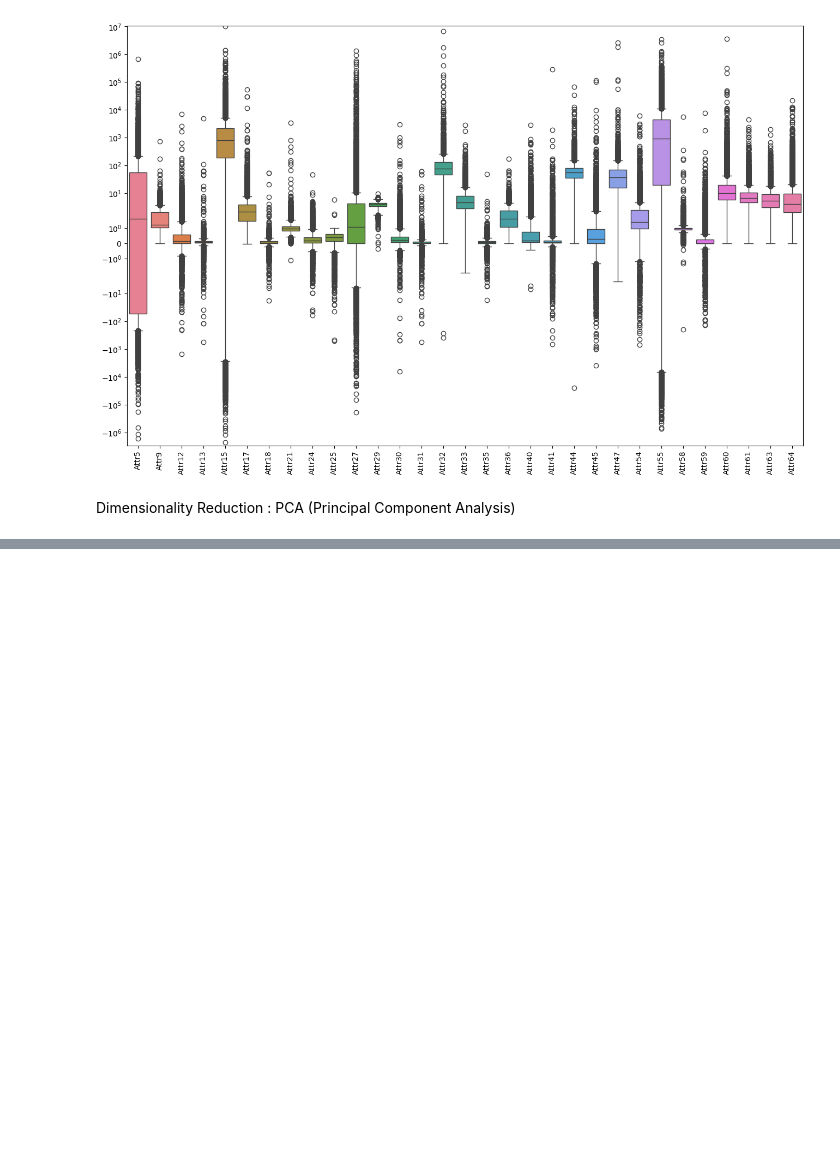
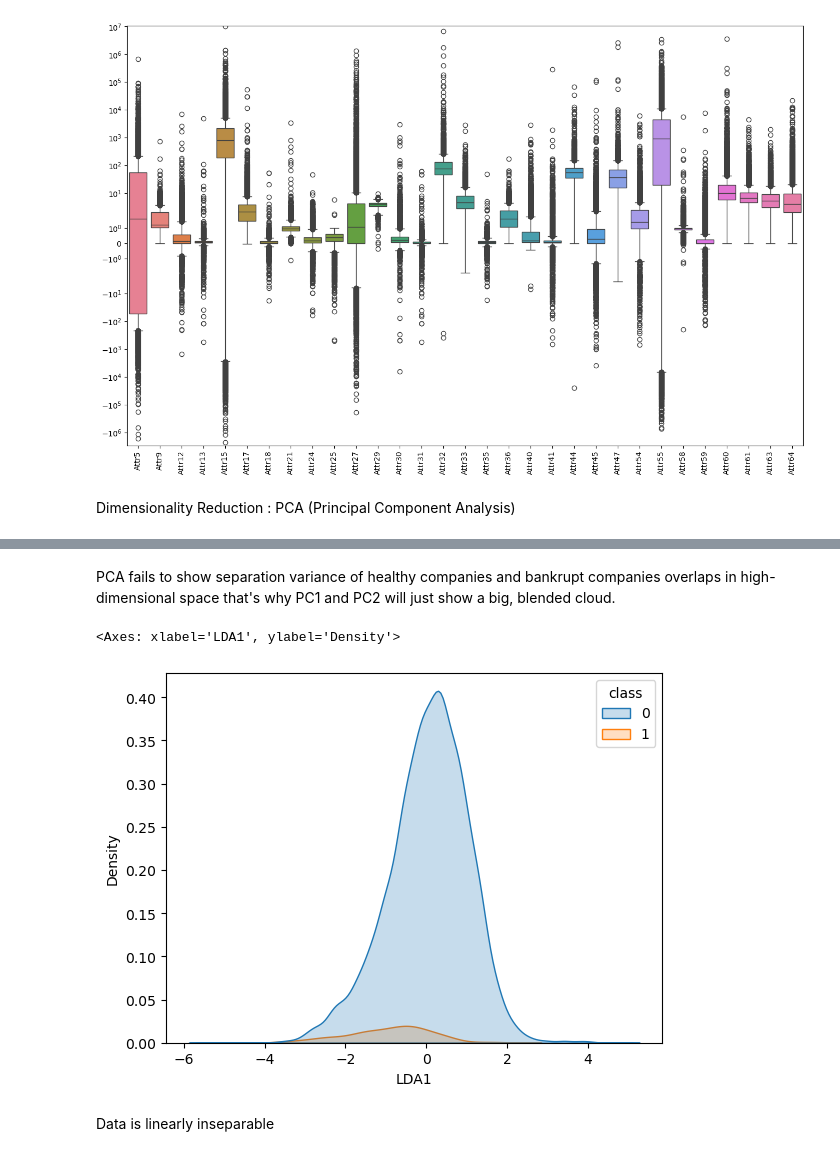
Before and after one commit to reem-naji/Data-computation-project, a Jupyter notebook: bankruptcy.ipynb, the cells around one changed output, grey strips where cells are left out. Cells and saved outputs as stored; diff of their text form; code cells hidden in the pictures; blank space fills up the shorter version.

```diff
--- a/bankruptcy.ipynb
+++ b/bankruptcy.ipynb
@@ -261,0 +254,16 @@ plt.show()
+# %% [markdown]
+PCA fails to show separation
+variance of healthy companies and bankrupt companies overlaps in high-dimensional space that's why PC1 and PC2 will just show a big, blended cloud.
+# %%
+lda = LinearDiscriminantAnalysis(n_components=1)
+x_train_lda = lda.fit_transform(X_train_scaled, y_train)
+lda_df = pd.DataFrame({
+    "LDA1":x_train_lda[:,0],
+    "class":y_train.values
+})
+sns.kdeplot(data=lda_df, x='LDA1', hue='class', fill=True)
+# %% [output]
+<Axes: xlabel='LDA1', ylabel='Density'>
+[figure, added]
+# %% [markdown]
+Data is linearly inseparable
```
Also changed, not shown: parts of 5 cells of this notebook, 1 other file.
